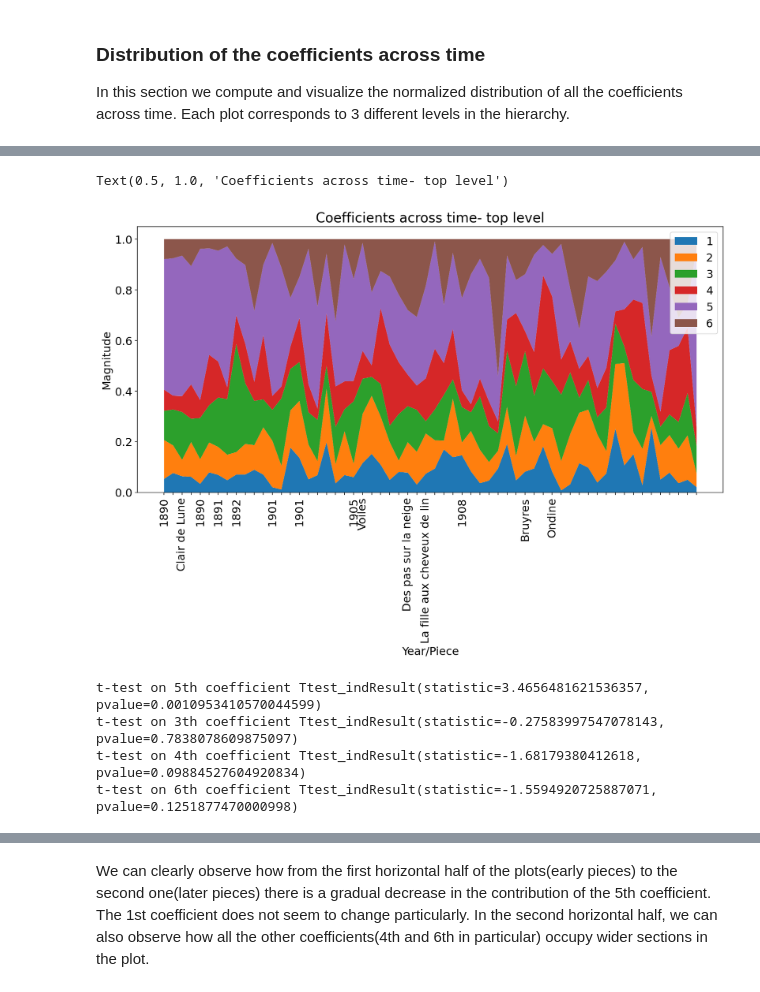
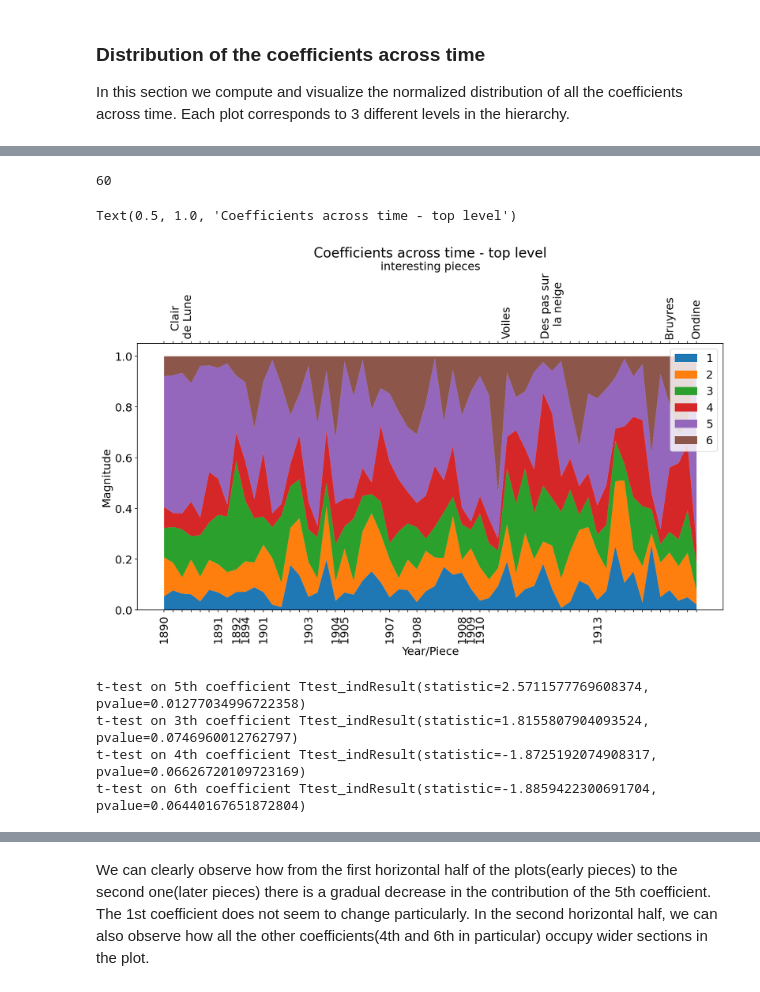
Before and after one commit to ludovicaschaerf/Group-5-Debussy-Pitch-Scapes, a Jupyter notebook: milestone3.ipynb, the cells around one changed output, grey strips where cells are left out. Cells and saved outputs as stored; diff of their text form; code cells hidden in the pictures.

Commit message:
results ye:(

```diff
--- a/milestone3.ipynb
+++ b/milestone3.ipynb
@@ -309,65 +277,76 @@ for i,score in enumerate(scores):
 # %%
 x = range(1,len(scores))
 y = []
 coeffs = [d[2] for d in data.values()]
 cfr = pd.DataFrame(coeffs)
 coeffs_perc = cfr.divide(cfr.sum(axis=1), axis=0)
 scr = list(data.keys())
 years = []
 for i in range(len(scr)):
     years.append(scr[i].split('\\')[-1][:4]+'_'+str(i))
 pal = ["#2E4057", "#66A182", "#CAFFB9", "#AEF78E","#F19C79", "#A44A3F"]
 for i in range(6):
     y.append(coeffs_perc[i])
 
 fig = plt.figure(figsize=(15, 7))
 ax= fig.add_subplot()
 
-ax.stackplot(years,y[0],y[1], y[2],y[3],y[4],y[5],linewidth=0, labels=['1','2','3','4','5','6'])
+ax.stackplot(years,y[0],y[1], y[2],y[3],y[4],y[5], linewidth=0, labels=['1','2','3','4','5','6'])
 
 labels = [item.get_text() for item in ax.get_xticklabels()]
 
-labels[2] = 'Clair de Lune'
-labels[22] = 'Voiles'
-labels[27] = 'Des pas sur la neige'
-labels[29] = 'La fille aux cheveux de lin'
-labels[40] = 'Bruyres'
-labels[43] = 'Ondine'
-
-for lbl in [0, 4, 6, 8, 12, 15, 21, 33]:
-    labels[lbl] += scr[lbl].split('\\')[-1][:4]
+for lbl in [1, 7, 9, 10, 12, 17, 20, 21, 26, 29, 34, 35, 36, 49]:
+    labels[lbl - 1] += scr[lbl - 1].split('\\')[-1][:4]
 
 ax.set_xticklabels(labels, rotation=90)
+
+secax_x = ax.secondary_xaxis('top', xlabel='interesting pieces')
+
+labels_2 = ['' for item in labels]
+print(len(labels_2))
+
+labels_2[2] = 'Clair \nde Lune'
+labels_2[38] = 'Voiles'
+labels_2[43] = 'Des pas sur\n la neige'
+#labels_2[45] = 'La fille aux \ncheveux de lin'
+labels_2[56] = 'Bruyres'
+labels_2[59] = 'Ondine'
+
+
+secax_x.set_xticks(range(len(labels_2)))
+secax_x.set_xticklabels(labels_2, rotation=90)
+
 
 plt.xlabel('Year/Piece')
 plt.ylabel('Magnitude')
 
 plt.legend(loc='upper right')
-plt.title('Coefficients across time- top level')
+plt.title('Coefficients across time - top level')
 # %% [output]
-Text(0.5, 1.0, 'Coefficients across time- top level')
+60
+Text(0.5, 1.0, 'Coefficients across time - top level')
-[figure, old version]
+[figure, new version]
 # %%
-early_5 = y[4][:5]
-late_5 = y[4][13:]
+early_5 = y[4][:16]
+late_5 = y[4][17:]
 print('t-test on 5th coefficient', stats.ttest_ind(early_5,late_5))
 
-early_3 = y[2][:5]
-late_3 = y[2][13:]
+early_3 = y[2][:16]
+late_3 = y[2][17:]
 print('t-test on 3th coefficient', stats.ttest_ind(early_3,late_3))
 
-early_4 = y[3][:5]
-late_4 = y[3][13:]
+early_4 = y[3][:16]
+late_4 = y[3][17:]
 print('t-test on 4th coefficient', stats.ttest_ind(early_4,late_4))
 
-early_6 = y[5][:5]
-late_6 = y[5][13:]
+early_6 = y[5][:16]
+late_6 = y[5][17:]
 print('t-test on 6th coefficient', stats.ttest_ind(early_6,late_6))
 # %% [output]
-t-test on 5th coefficient Ttest_indResult(statistic=3.4656481621536357, pvalue=0.0010953410570044599)
-t-test on 3th coefficient Ttest_indResult(statistic=-0.27583997547078143, pvalue=0.7838078609875097)
-t-test on 4th coefficient Ttest_indResult(statistic=-1.68179380412618, pvalue=0.09884527604920834)
-t-test on 6th coefficient Ttest_indResult(statistic=-1.5594920725887071, pvalue=0.1251877470000998)
+t-test on 5th coefficient Ttest_indResult(statistic=2.5711577769608374, pvalue=0.01277034996722358)
+t-test on 3th coefficient Ttest_indResult(statistic=1.8155807904093524, pvalue=0.0746960012762797)
+t-test on 4th coefficient Ttest_indResult(statistic=-1.8725192074908317, pvalue=0.06626720109723169)
+t-test on 6th coefficient Ttest_indResult(statistic=-1.8859422300691704, pvalue=0.06440167651872804)
 # %%
 x = range(1,len(scores))
 y = []
```
Also changed, not shown: parts of 23 cells of this notebook.
